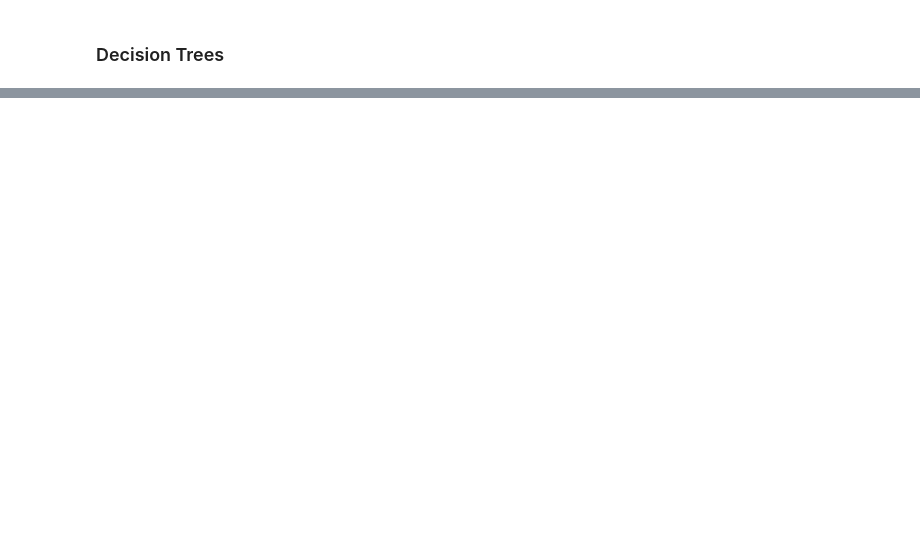
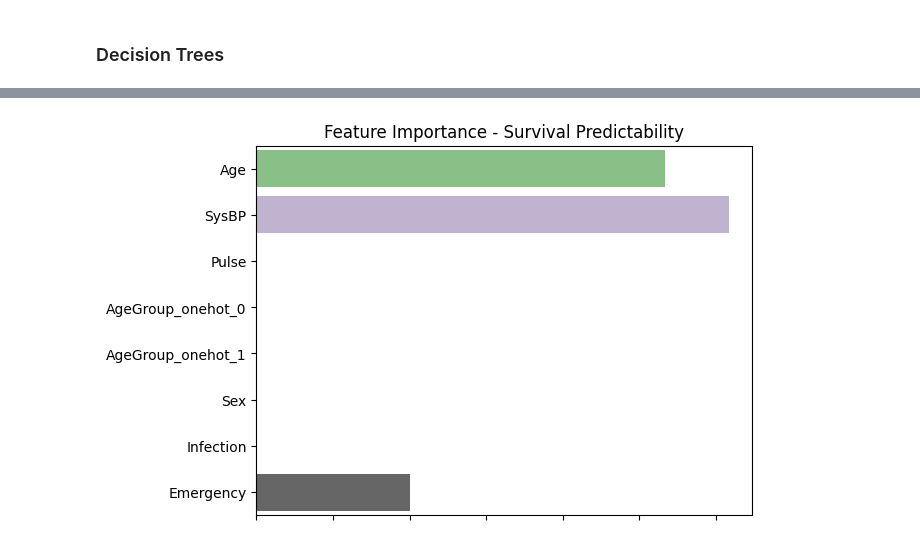
Before and after one commit to chingfhen/SGH-ICU-Patients, a Jupyter notebook: Model Training.ipynb, the cells around one changed output, grey strips where cells are left out. Drawn from its saved outputs; the diff is of its cells as text; code cells hidden in the pictures; blank space fills up the shorter version.

Commit message:
Model training
Training and tuning of model. Found the most predictive features

```diff
--- a/Model Training.ipynb
+++ b/Model Training.ipynb
@@ -131,0 +248,22 @@ results['best_param'].append(gs_cv_output.best_params_)
+# %%
+param_grid = {
+    "penalty" : ["l1", "l2"],
+    "C" : np.arange(0,2.1,0.2),
+    "class_weight" : [None, "balanced"],
+    "max_iter": range(30,150)
+}
+# %%
+model = LogisticRegression(
+    random_state = 0,
+    solver = "liblinear"
+)
+# %%
+gs_cv = RandomizedSearchCV(model,
+                           param_grid,
+                           n_iter = 200,
+                           scoring = ftwo_scorer,
+                           # scoring = ["accuracy", "recall", "precision", "roc_auc"],
+                           n_jobs = -1,
+                           random_state = 0,
+                           cv = 5)
+gs_cv_output = gs_cv.fit(X, y)
@@ -131,0 +324,7 @@ results['best_param'].append(gs_cv_output.best_params_)
+# %%
+importances = permutation_importance(gs_cv, X, y , scoring = ftwo_scorer)
+# %%
+p = sb.barplot(x = importances['importances_mean'], y = X.columns, palette = "Accent")
+_ = p.set(title = "Feature Importance - Survival Predictability", xticklabels = [])
+# %% [output]
+[figure, added]
```
Also changed, not shown: parts of 36 cells of this notebook, 6 other files.
